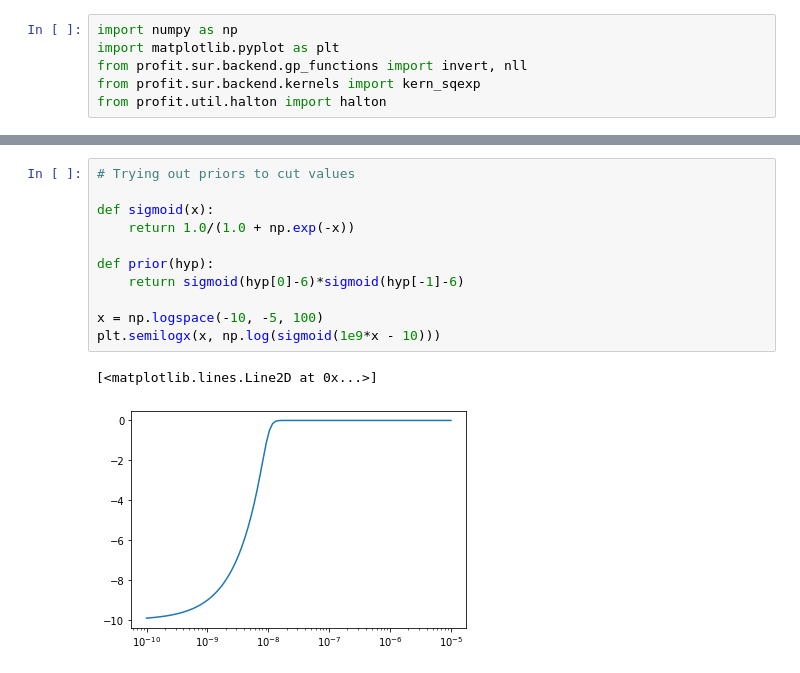
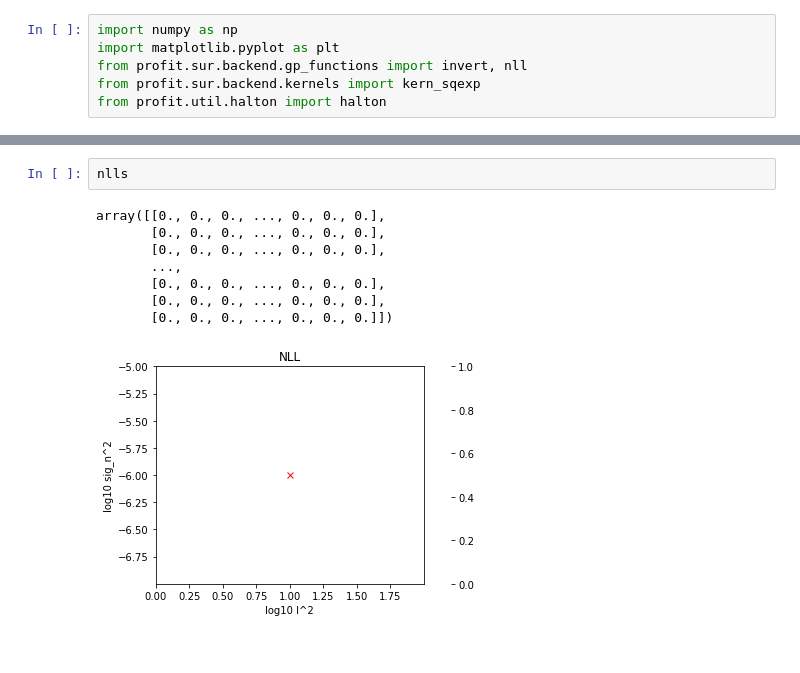
Before and after one commit to redmod-team/profit, a Jupyter notebook: doc/gp_custom.ipynb, the cells around one changed output, grey strips where cells are left out. Drawn from its saved outputs; the diff is of its cells as text.

```diff
--- a/doc/gp_custom.ipynb
+++ b/doc/gp_custom.ipynb
@@ -117,14 +136,11 @@ plt.show()
-# %%
-# Trying out priors to cut values
-
-def sigmoid(x):
-    return 1.0/(1.0 + np.exp(-x))
-
-def prior(hyp):
-    return sigmoid(hyp[0]-6)*sigmoid(hyp[-1]-6)
-
-x = np.logspace(-10, -5, 100)
-plt.semilogx(x, np.log(sigmoid(1e9*x - 10)))
-# %% [output]
-[<matplotlib.lines.Line2D at 0x...>]
-[figure, removed]
+# %%
+nlls
+# %% [output]
+array([[0., 0., 0., ..., 0., 0., 0.],
+       [0., 0., 0., ..., 0., 0., 0.],
+       [0., 0., 0., ..., 0., 0., 0.],
+       ...,
+       [0., 0., 0., ..., 0., 0., 0.],
+       [0., 0., 0., ..., 0., 0., 0.],
+       [0., 0., 0., ..., 0., 0., 0.]])
+[figure, added]
```
Also changed, not shown: parts of 9 cells of this notebook, 1 other file.
